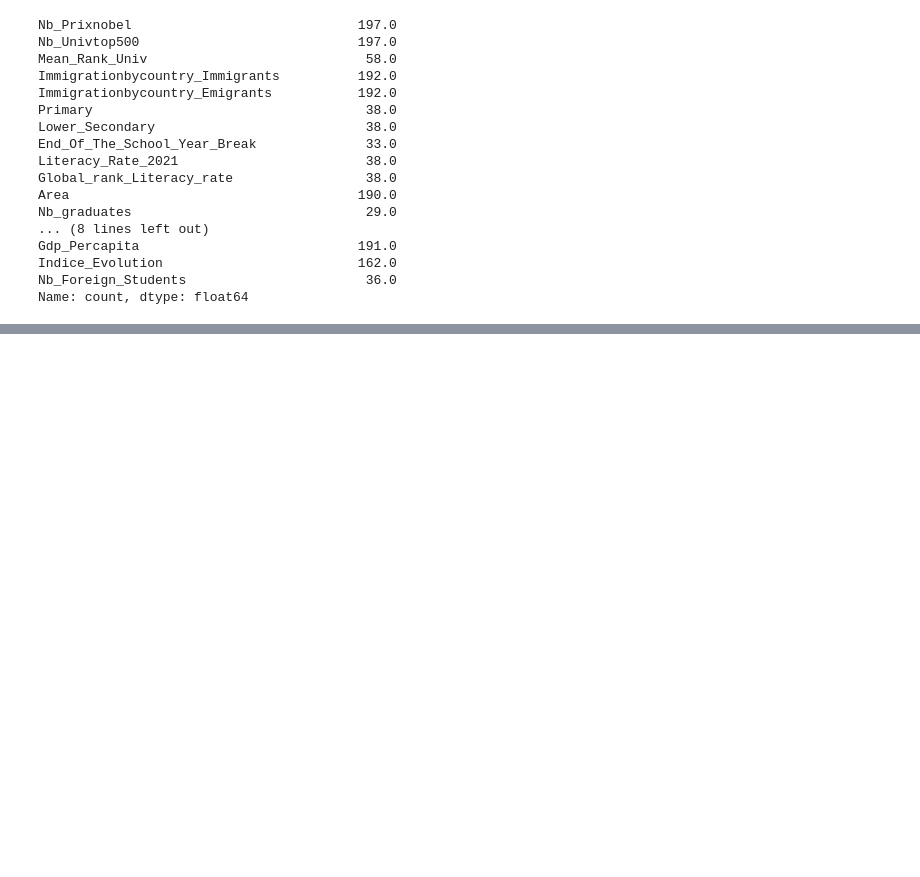
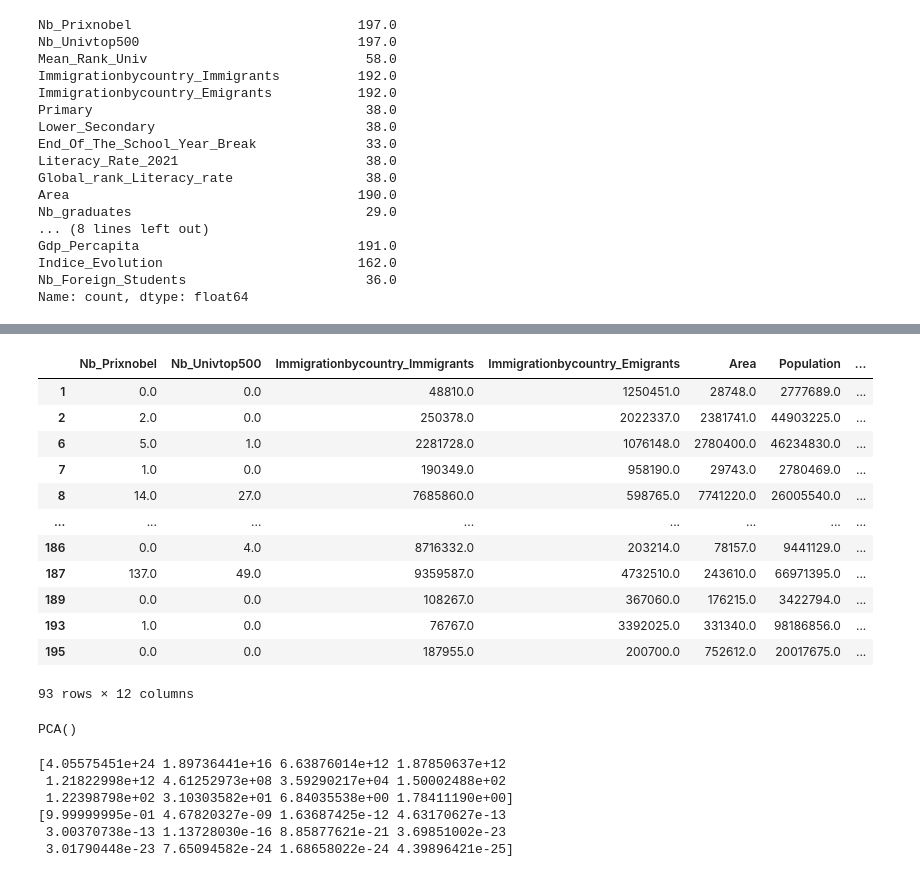
Before and after one commit to ahmedmokeddem/dalas, a Jupyter notebook: code/code EDA/ACP.ipynb, the cells around one changed output, grey strips where cells are left out. Cells and saved outputs as stored; diff of their text form; code cells hidden in the pictures; blank space fills up the shorter version.

```diff
--- a/code/code EDA/ACP.ipynb
+++ b/code/code EDA/ACP.ipynb
@@ -63,0 +82,35 @@ Name: count, dtype: float64
+# %%
+ds=ds[colonnes].dropna()
+ds
+# %% [output]
+|  | Nb_Prixnobel | Nb_Univtop500 | Immigrationbycountry_Immigrants | Immigrationbycountry_Emigrants | Area | Population | ... |
+| 1 | 0.0 | 0.0 | 48810.0 | 1250451.0 | 28748.0 | 2777689.0 | ... |
+| 2 | 2.0 | 0.0 | 250378.0 | 2022337.0 | 2381741.0 | 44903225.0 | ... |
+| 6 | 5.0 | 1.0 | 2281728.0 | 1076148.0 | 2780400.0 | 46234830.0 | ... |
+| 7 | 1.0 | 0.0 | 190349.0 | 958190.0 | 29743.0 | 2780469.0 | ... |
+| 8 | 14.0 | 27.0 | 7685860.0 | 598765.0 | 7741220.0 | 26005540.0 | ... |
+| ... | ... | ... | ... | ... | ... | ... | ... |
+| 186 | 0.0 | 4.0 | 8716332.0 | 203214.0 | 78157.0 | 9441129.0 | ... |
+| 187 | 137.0 | 49.0 | 9359587.0 | 4732510.0 | 243610.0 | 66971395.0 | ... |
+| 189 | 0.0 | 0.0 | 108267.0 | 367060.0 | 176215.0 | 3422794.0 | ... |
+| 193 | 1.0 | 0.0 | 76767.0 | 3392025.0 | 331340.0 | 98186856.0 | ... |
+| 195 | 0.0 | 0.0 | 187955.0 | 200700.0 | 752612.0 | 20017675.0 | ... |
+93 rows × 12 columns
+# %%
+from sklearn.decomposition import PCA
+from sklearn.preprocessing import scale
+
+pca = PCA()
+pca.fit(ds)
+# %% [output]
+PCA()
+# %%
+print(pca.explained_variance_)
+print(pca.explained_variance_ratio_)
+# %% [output]
+[4.05575451e+24 1.89736441e+16 6.63876014e+12 1.87850637e+12
+ 1.21822998e+12 4.61252973e+08 3.59290217e+04 1.50002488e+02
+ 1.22398798e+02 3.10303582e+01 6.84035538e+00 1.78411190e+00]
+[9.99999995e-01 4.67820327e-09 1.63687425e-12 4.63170627e-13
+ 3.00370738e-13 1.13728030e-16 8.85877621e-21 3.69851002e-23
+ 3.01790448e-23 7.65094582e-24 1.68658022e-24 4.39896421e-25]
```
Also changed, not shown: parts of 18 cells of this notebook.
